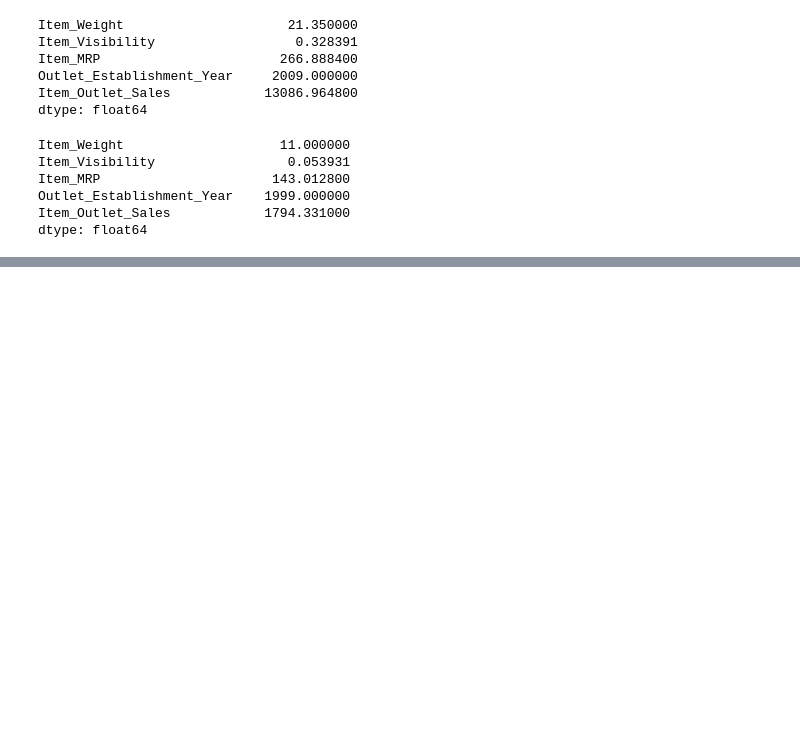
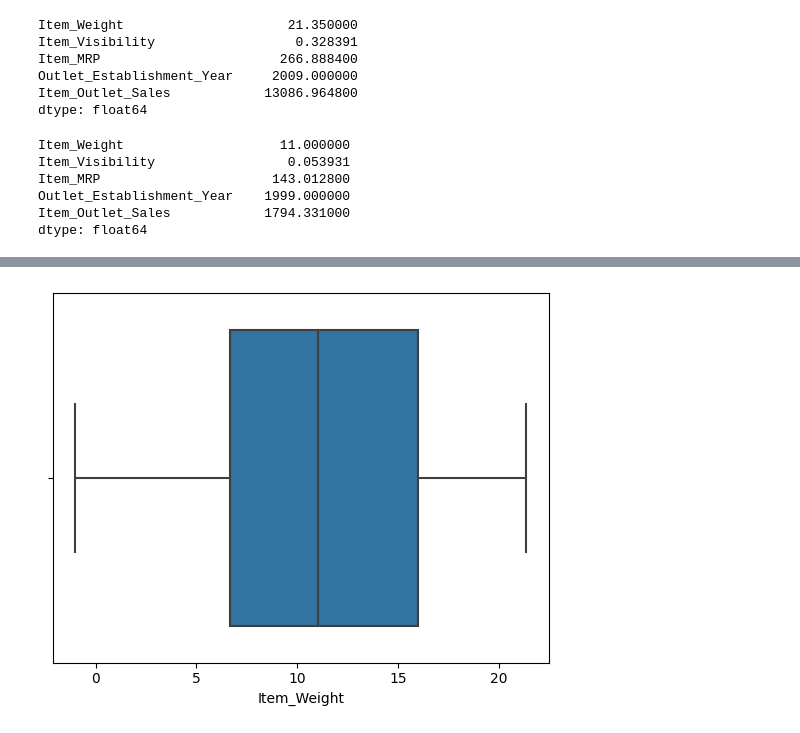
Before and after one commit to Dr-Schmoctor/sales-predictions, a Jupyter notebook: Prediction_of_Product_Sales.ipynb, the cells around one changed output, grey strips where cells are left out. Drawn from its saved outputs; the diff is of its cells as text; code cells hidden in the pictures; blank space fills up the shorter version.

```diff
--- a/Prediction_of_Product_Sales.ipynb
+++ b/Prediction_of_Product_Sales.ipynb
@@ -389,0 +432,5 @@ dtype: float64
+# %%
+#Item_Weight BoxPlot
+ax = sns.boxplot(data=df, x= "Item_Weight")
+# %% [output]
+[figure, added]
```
Also changed, not shown: parts of 63 cells of this notebook.
